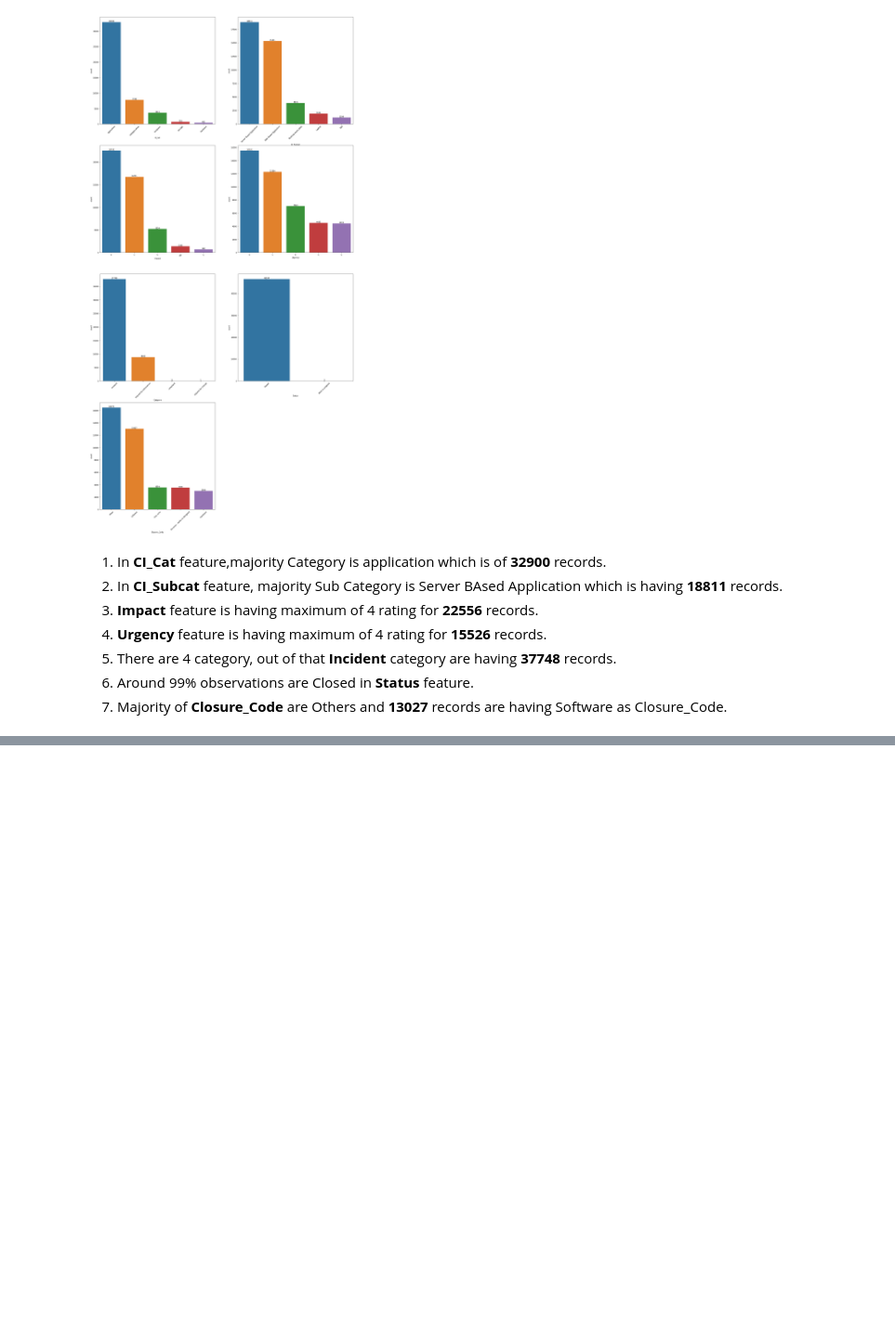
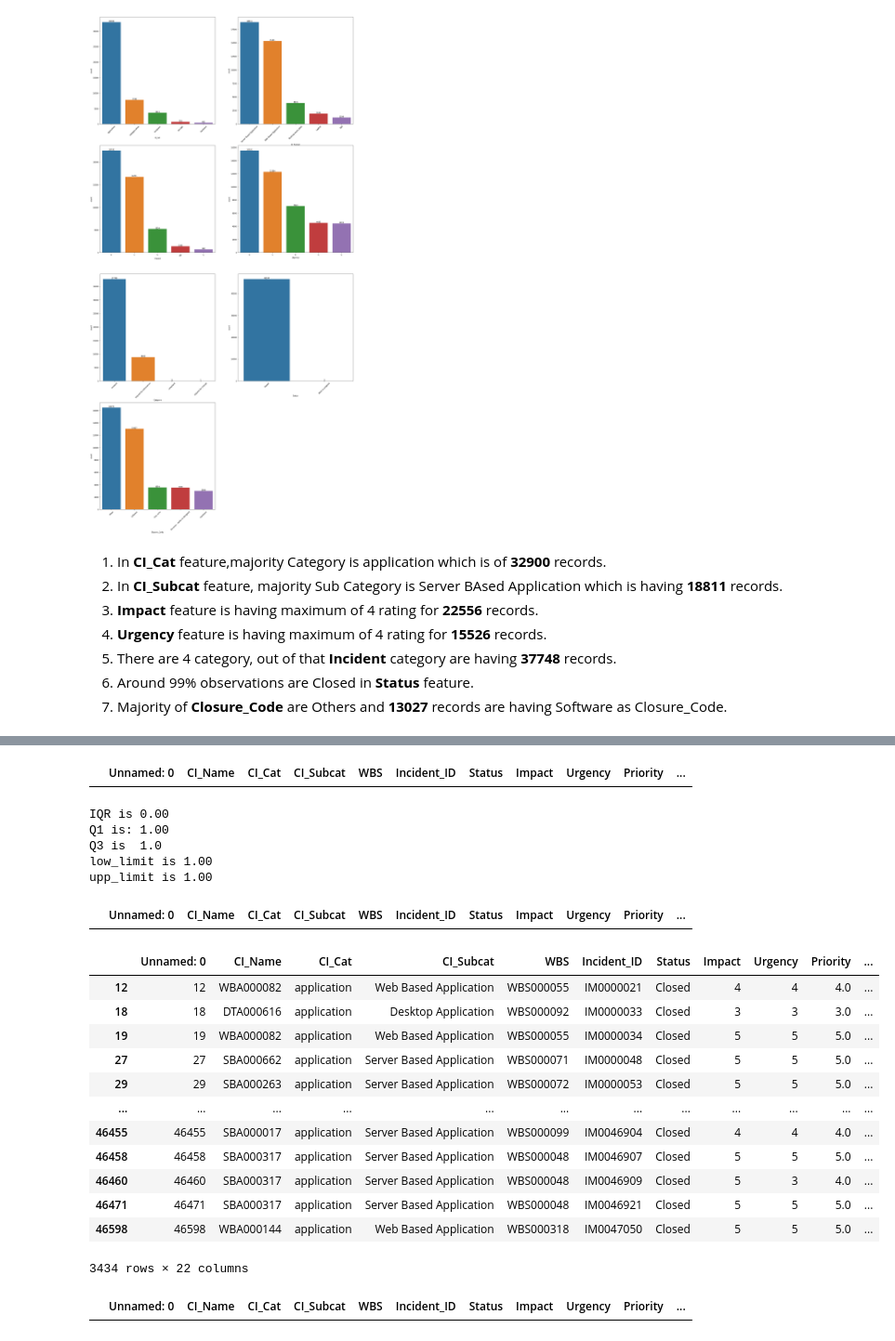
Before and after one commit to SHASHANKV9611/ABC-Tech-ITSM---ML, a Jupyter notebook: ABC_Tech.ipynb, the cells around one changed output, grey strips where cells are left out. Shown: that part at 93% size. Drawn from its saved outputs; the diff is of its cells as text; code cells hidden in the pictures; blank space fills up the shorter version.

```diff
--- a/ABC_Tech.ipynb
+++ b/ABC_Tech.ipynb
@@ -258,0 +407,45 @@ plt.show()
+# %%
+data.loc[data['No_of_Reassignments']>upp_limit,'No_of_Reassignments']=np.median(data['No_of_Reassignments'])
+# %%
+data.loc[data['No_of_Reassignments']>upp_limit]
+# %% [output]
+|  | Unnamed: 0 | CI_Name | CI_Cat | CI_Subcat | WBS | Incident_ID | Status | Impact | Urgency | Priority | ... |
+# %%
+IQR= stats.iqr(data.No_of_Related_Interactions,interpolation='midpoint')
+print('IQR is %.2f' %IQR)
+
+Q1= data.No_of_Related_Interactions.quantile(0.25)
+Q3= data.No_of_Related_Interactions.quantile(0.75)
+print('Q1 is: %.2f'%Q1)
+print('Q3 is ',Q3)
+
+low_limit= Q1- 1.5*IQR
+upp_limit= Q3+ 1.5*IQR
+print('low_limit is %.2f'%low_limit)
+print('upp_limit is %.2f'%upp_limit)
+# %% [output]
+IQR is 0.00
+Q1 is: 1.00
+Q3 is  1.0
+low_limit is 1.00
+upp_limit is 1.00
+# %%
+data.loc[data['No_of_Related_Interactions']<low_limit]
+# %% [output]
+|  | Unnamed: 0 | CI_Name | CI_Cat | CI_Subcat | WBS | Incident_ID | Status | Impact | Urgency | Priority | ... |
+# %%
+data.loc[data['No_of_Related_Interactions']>upp_limit]
+# %% [output]
+|  | Unnamed: 0 | CI_Name | CI_Cat | CI_Subcat | WBS | Incident_ID | Status | Impact | Urgency | Priority | ... |
+| 12 | 12 | WBA000082 | application | Web Based Application | WBS000055 | IM0000021 | Closed | 4 | 4 | 4.0 | ... |
+| 18 | 18 | DTA000616 | application | Desktop Application | WBS000092 | IM0000033 | Closed | 3 | 3 | 3.0 | ... |
+| 19 | 19 | WBA000082 | application | Web Based Application | WBS000055 | IM0000034 | Closed | 5 | 5 | 5.0 | ... |
+| 27 | 27 | SBA000662 | application | Server Based Application | WBS000071 | IM0000048 | Closed | 5 | 5 | 5.0 | ... |
+| 29 | 29 | SBA000263 | application | Server Based Application | WBS000072 | IM0000053 | Closed | 5 | 5 | 5.0 | ... |
+| ... | ... | ... | ... | ... | ... | ... | ... | ... | ... | ... | ... |
+| 46455 | 46455 | SBA000017 | application | Server Based Application | WBS000099 | IM0046904 | Closed | 4 | 4 | 4.0 | ... |
+| 46458 | 46458 | SBA000317 | application | Server Based Application | WBS000048 | IM0046907 | Closed | 5 | 5 | 5.0 | ... |
+| 46460 | 46460 | SBA000317 | application | Server Based Application | WBS000048 | IM0046909 | Closed | 5 | 3 | 4.0 | ... |
+| 46471 | 46471 | SBA000317 | application | Server Based Application | WBS000048 | IM0046921 | Closed | 5 | 5 | 5.0 | ... |
+| 46598 | 46598 | WBA000144 | application | Web Based Application | WBS000318 | IM0047050 | Closed | 5 | 5 | 5.0 | ... |
+3434 rows × 22 columns
@@ -258,0 +454,4 @@ plt.show()
+# %%
+data.loc[data['No_of_Related_Interactions']>upp_limit]
+# %% [output]
+|  | Unnamed: 0 | CI_Name | CI_Cat | CI_Subcat | WBS | Incident_ID | Status | Impact | Urgency | Priority | ... |
```
Also changed, not shown: parts of 34 cells of this notebook.
